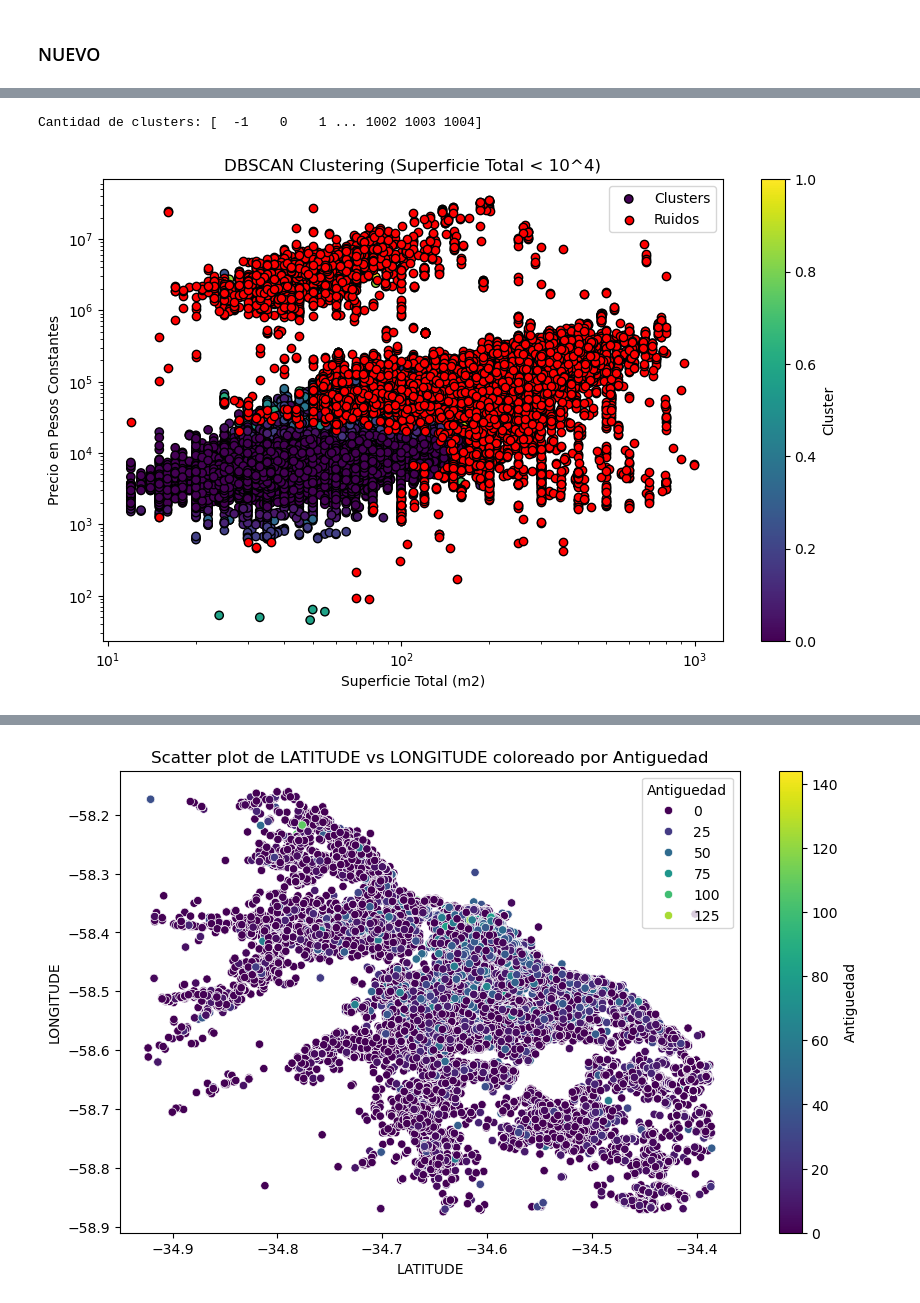
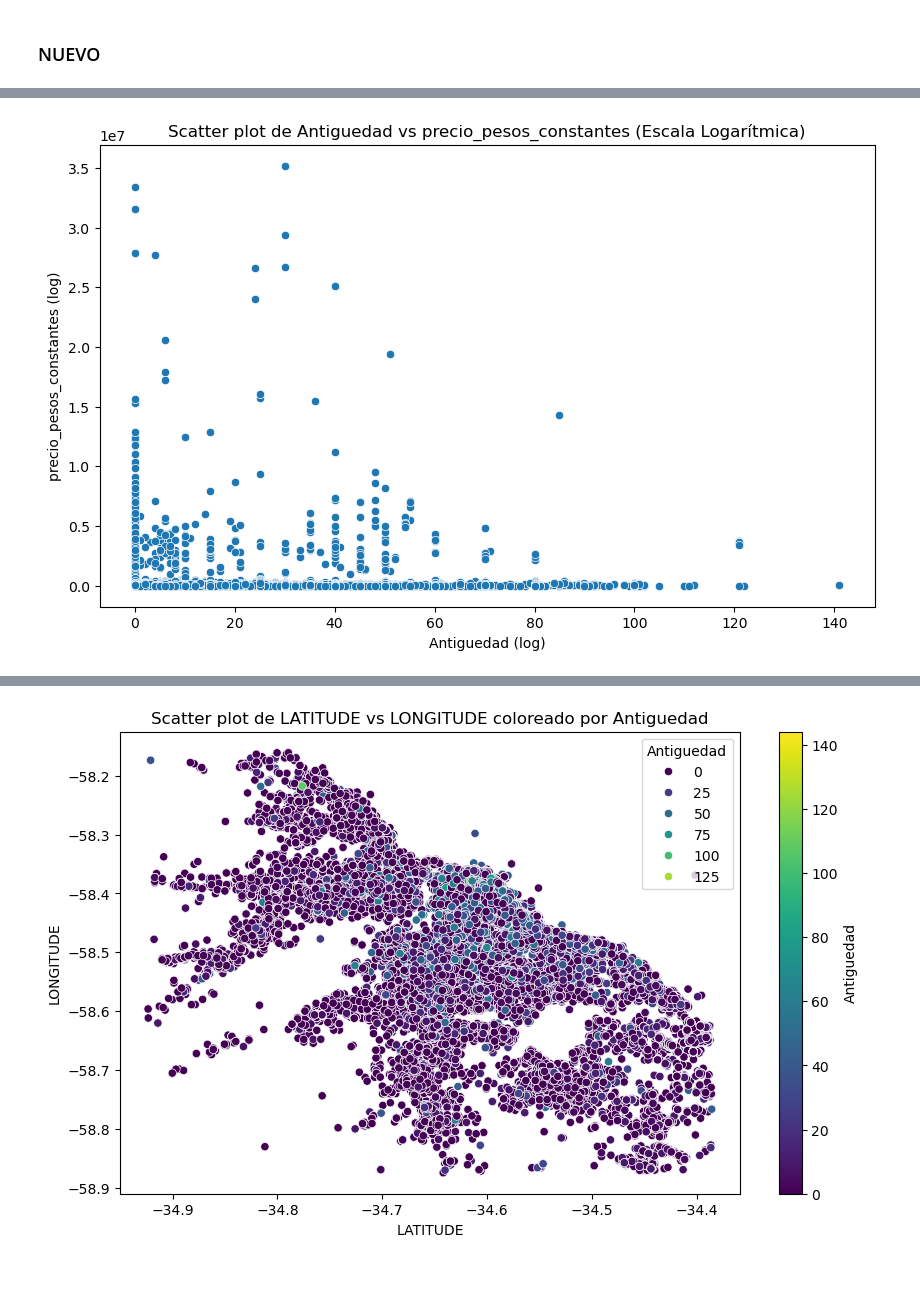
Before and after one commit to Ciror3/proyecto_final_Guerrero_Russi, a Jupyter notebook: notebooks/preprocesamiento.ipynb, the cells around one changed output, grey strips where cells are left out. Cells and saved outputs as stored; diff of their text form; code cells hidden in the pictures; blank space fills up the shorter version.

```diff
--- a/notebooks/preprocesamiento.ipynb
+++ b/notebooks/preprocesamiento.ipynb
@@ -160,43 +132,12 @@ Estos son los datos de los outliers:
-# %%
-from sklearn.cluster import DBSCAN
-
-# Parámetros óptimos
-eps = 30  # Ajusta este valor según el gráfico de k-distancias
-min_samples = 5
-X = train_procesado[['STotalM2', 'precio_pesos_constantes']]
-
-# Ejecutar DBSCAN
-dbscan = DBSCAN(eps=eps, min_samples=min_samples)
-labels = dbscan.fit_predict(X)
-print('Cantidad de clusters:', np.unique(labels))
-# Agregar etiquetas de cluster a los datos
-train_procesado['cluster'] = labels
-
-
-# Graficar los datos filtrados
-plt.figure(figsize=(10, 6))
-
-# Graficar los puntos normales
-plt.scatter(train_procesado[train_procesado['cluster'] != -1]['STotalM2'],
-            train_procesado[train_procesado['cluster'] != -1]['precio_pesos_constantes'],
-            c=train_procesado[train_procesado['cluster'] != -1]['cluster'], cmap='viridis', marker='o', edgecolor='k', label='Clusters')
-
-# Graficar los ruidos
-plt.scatter(train_procesado[train_procesado['cluster'] == -1]['STotalM2'],
-            train_procesado[train_procesado['cluster'] == -1]['precio_pesos_constantes'],
-            color='red', marker='o', edgecolor='k', label='Ruidos')
-
-plt.xlabel('Superficie Total (m2)')
-plt.ylabel('Precio en Pesos Constantes')
-plt.title('DBSCAN Clustering (Superficie Total < 10^4)')
-plt.colorbar(label='Cluster')
-plt.xscale('log')
-plt.yscale('log')
-plt.legend()
-plt.show()
-# %% [output]
-Cantidad de clusters: [  -1    0    1 ... 1002 1003 1004]
-[figure, removed]
+# %%
+plt.figure(figsize=(10, 6))
+scatter_plot = sns.scatterplot(x=val_procesado['Antiguedad'], y=val_procesado['precio_pesos_constantes'])
+plt.title('Scatter plot de Antiguedad vs precio_pesos_constantes (Escala Logarítmica)')
+plt.xlabel('Antiguedad (log)')
+plt.ylabel('precio_pesos_constantes (log)')
+plt.show()
+# %% [output]
+[figure, added]
 # %%
 plt.figure(figsize=(10, 6))
 scatter_plot = sns.scatterplot(x=train_procesado['Antiguedad'], y=train_procesado['precio_pesos_constantes'])
```
Also changed, not shown: parts of 12 cells of this notebook, 14 other files.
